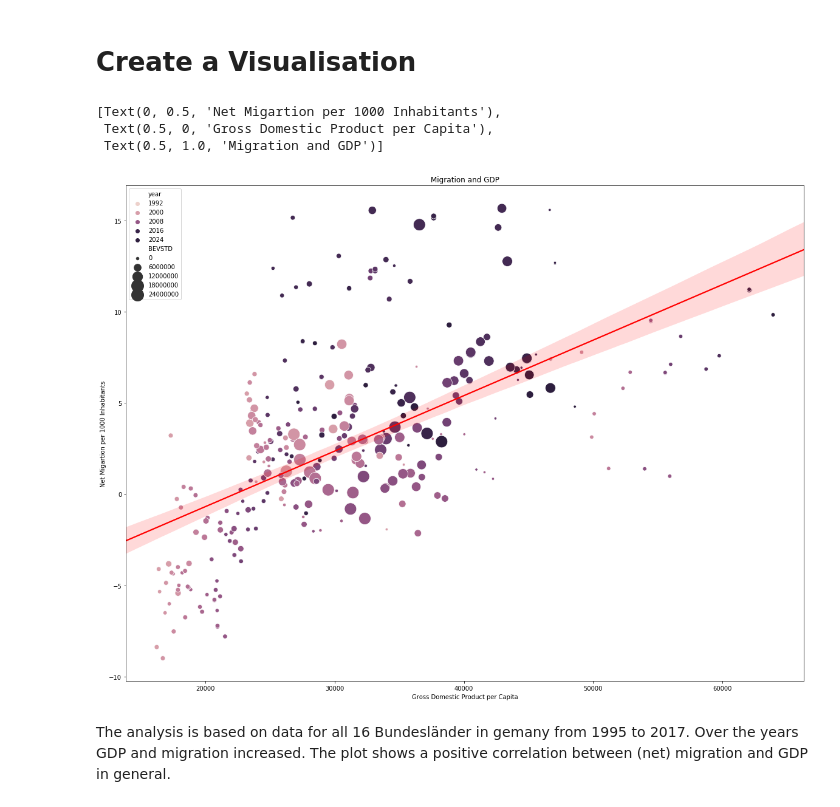
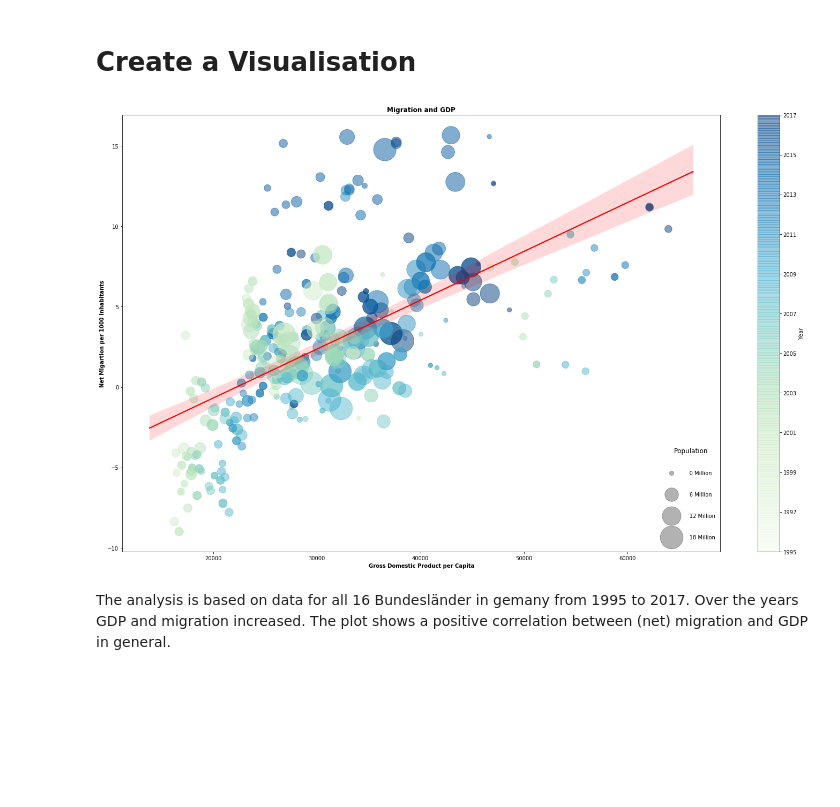
Before and after one commit to CorrelAid/datenguide-python, a Jupyter notebook: use_case/use_case_GDP_migration.ipynb, the cells around one changed output. Cells and saved outputs as stored; diff of their text form; code cells hidden in the pictures; blank space fills up the shorter version.

```diff
--- a/use_case/use_case_GDP_migration.ipynb
+++ b/use_case/use_case_GDP_migration.ipynb
@@ -46,21 +44,17 @@ id
 09                    Bayern
 Name: name, dtype: object
 # %%
-# Create an empty DataFrame and append the results region by region.
+# Create a query fpr the regions and variables of interest
+region_query = Query.region(list(region_codes.index))
+region_query.add_field('BEVSTD') # population
+region_query.add_field('BEV085') # moving in administrative districts
+region_query.add_field('BEV086') # moving out administrative districts
+region_query.add_field('BIP804') # GDP per capita
 
-results = pd.DataFrame()
-
-for code,name in region_codes.iteritems():
-    region_query = Query.region(code)
-    region_query.add_field('BEVSTD') # population
-    region_query.add_field('BEV085') # moving in administrative districts
-    region_query.add_field('BEV086') # moving out administrative districts
-    region_query.add_field('BIP804') # GDP per capita
-    region_result = region_query.results()
-    results = results.append(region_result, ignore_index=True)
+# Get the results for the query
+results = region_query.results()
 
 # Preview the first data rows
-
 results.head()
 # %% [output]
 |  | id | name | year | BEV085 | BEV086 | BEVSTD | BIP804 | BEV085_source_title_de | ... |
@@ -88,16 +82,28 @@ results.describe()
 | max | 2017.000000 | 1.139705e+06 | 951614.000000 | 1.807969e+07 | 63927.000000 | 15.672517 |
 # %% [markdown]
 # Create a Visualisation
-# %%
-# Seaborn is used for a scatterplot of migration and GDP with year and population as additional informations
-f, ax = plt.subplots(figsize=(20, 15))
-g = sns.scatterplot(x="BIP804", y="migration", hue="year", size="BEVSTD", sizes=(20,400), data=results)
-sns.regplot(x="BIP804", y="migration", data=results, scatter=False, color="red")
-ax.set(xlabel='Gross Domestic Product per Capita', ylabel='Net Migartion per 1000 Inhabitants', title='Migration and GDP')
-# %% [output]
-[Text(0, 0.5, 'Net Migartion per 1000 Inhabitants'),
- Text(0.5, 0, 'Gross Domestic Product per Capita'),
- Text(0.5, 1.0, 'Migration and GDP')]
-[figure, removed]
+# %%
+# Determine plot size
+ax = plt.subplots(figsize=(25, 15))
+
+# Make a scatterplot with adjusted color and size mapping
+plt.scatter(results["BIP804"], results["migration"], c=results["year"], s=(results["BEVSTD"] / 10000), cmap='GnBu', alpha = 0.5)
+plt.colorbar(label='Year', ticks=range(min(results["year"]), max(results["year"])+1, 2))
+plt.clim(min(results["year"]), max(results["year"]))
+
+# Draw the regression line
+sns.regplot(x="BIP804", y="migration", data=results, scatter=False, color="red")
+
+# Create a legend for the population size.
+for pop in np.linspace(min(results["BEVSTD"]), max(results["BEVSTD"]+1), num=4):
+    plt.scatter([], [], c='k', alpha=0.3, s=(pop/10000), label='     ' + str(int(pop/1000000)) + ' Million')
+plt.legend(scatterpoints=1, frameon=False, labelspacing=3, title='Population', title_fontsize="larger", loc='best', bbox_to_anchor=(0.5, -0.25, 0.5, 0.5))
+
+# Add title and labels
+plt.title('Migration and GDP', fontweight="bold")
+plt.xlabel('Gross Domestic Product per Capita', fontweight="bold")
+plt.ylabel('Net Migartion per 1000 Inhabitants', fontweight="bold");
+# %% [output]
+[figure, added]
 # %% [markdown]
 The analysis is based on data for all 16 Bundesländer in gemany from 1995 to 2017. Over the years GDP and migration increased. The plot shows a positive correlation between (net) migration and GDP in general.
```
Also changed, not shown: parts of 2 cells of this notebook, 2 other files.
